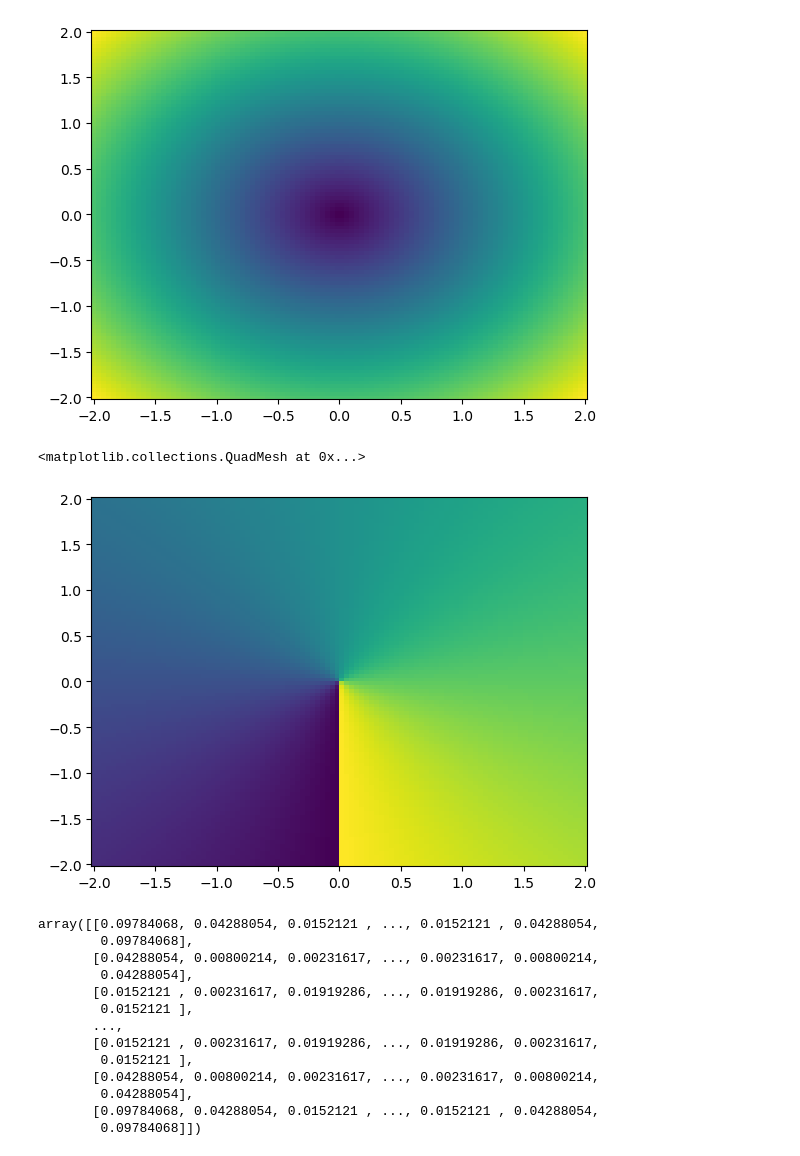
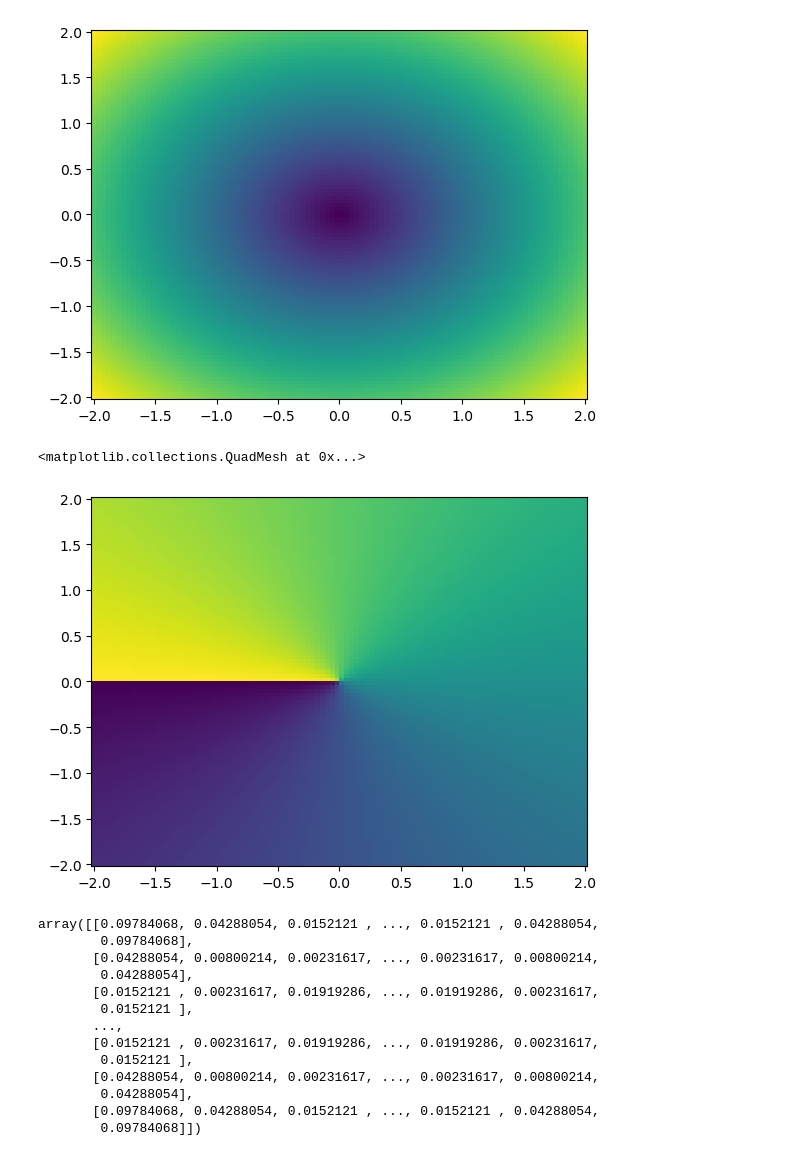
Before and after one commit to TrevorDurn/Assignments2, a Jupyter notebook: ThreeAssignment.ipynb, the cells around one changed output. Drawn from its saved outputs; the diff is of its cells as text; code cells hidden in the pictures.

```diff
--- a/ThreeAssignment.ipynb
+++ b/ThreeAssignment.ipynb
@@ -96,10 +96,10 @@ plt.pcolormesh(aa,bb,radial)
 [figure]
 # %%
 # Visualize the angle coordinates
-plt.pcolormesh(bb,aa,angle)
+plt.pcolormesh(aa,bb,angle)
 # %% [output]
 <matplotlib.collections.QuadMesh at 0x...>
-[figure, old version]
+[figure, new version]
 # %%
 #Calculate the quantity
 d = np.cos(4*radial)**2
```
